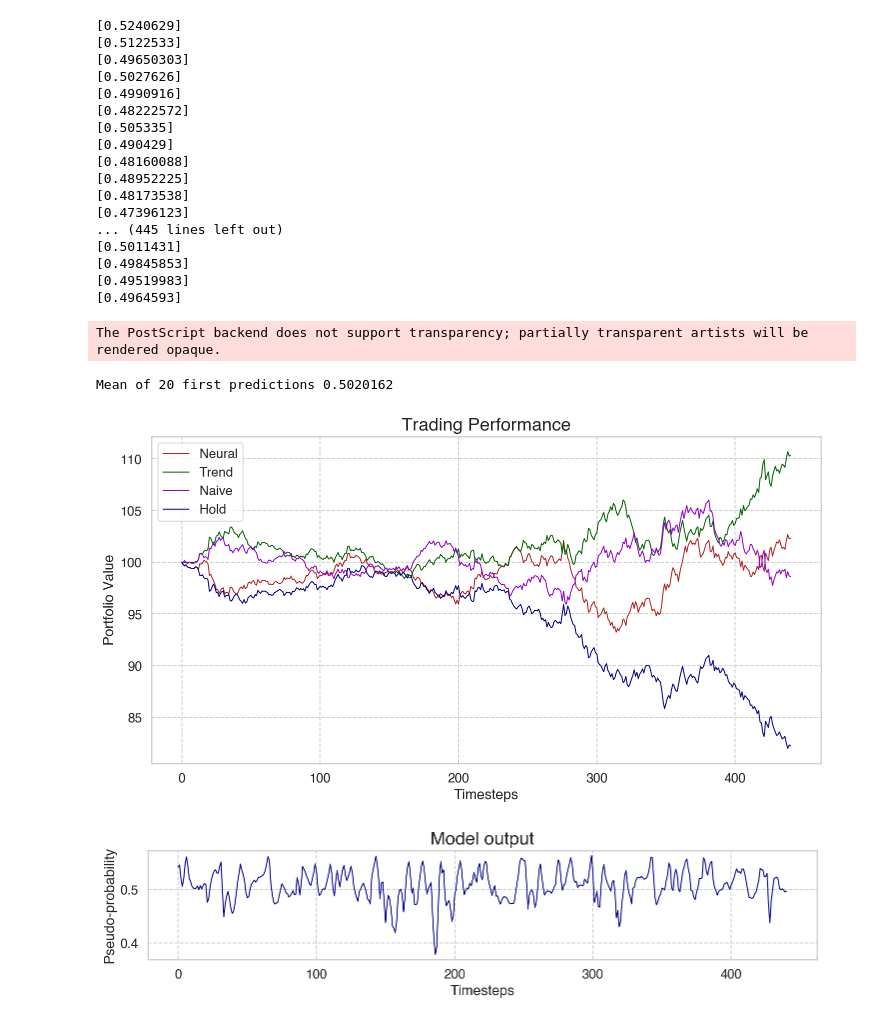
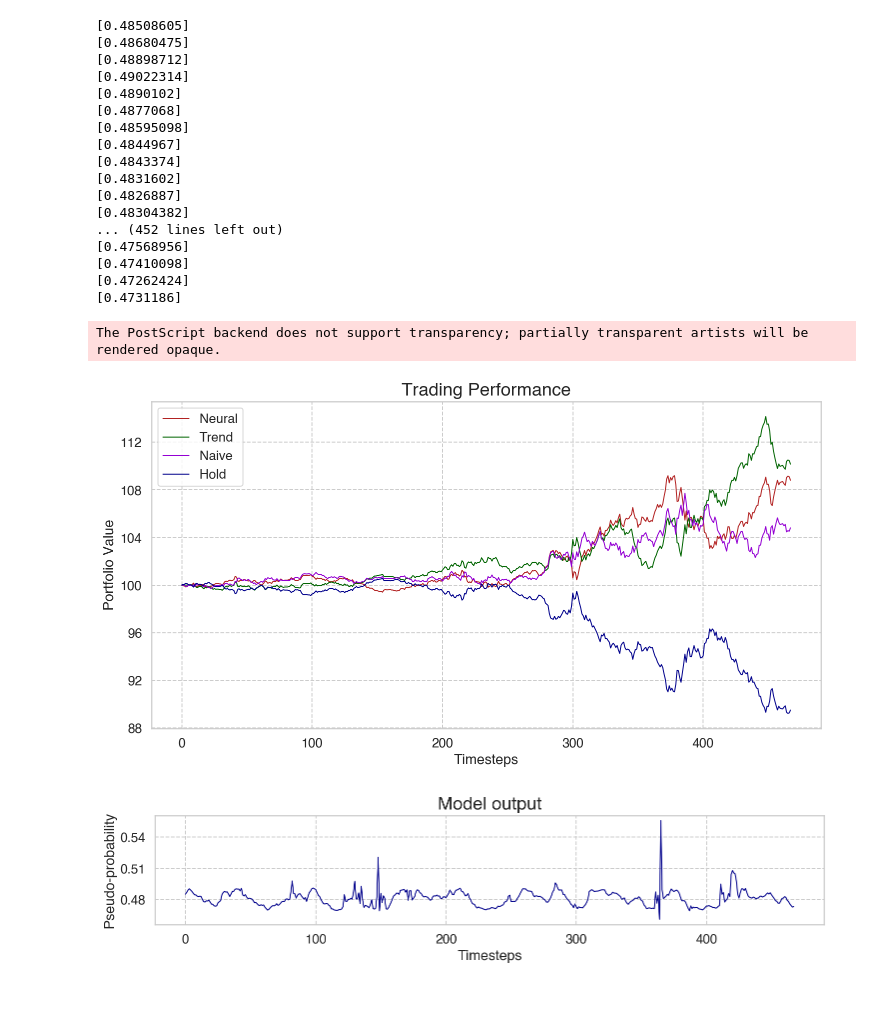
Before and after one commit to TimmieBengtsson/masters_project, a Jupyter notebook: model_evaluator.ipynb, the cells around one changed output. Drawn from its saved outputs; the diff is of its cells as text; code cells hidden in the pictures.

```diff
--- a/model_evaluator.ipynb
+++ b/model_evaluator.ipynb
@@ -46,11 +47,11 @@ tf.keras.utils.set_random_seed(2) # relu
 # %%
 # load back history data
 SEQ_LEN = 60  # how long of a preceeding sequence to collect for RNN
-ASSET_TO_PREDICT = 'ty1'                  #--- VAR CHANGE
+ASSET_TO_PREDICT = 'oe1'                  #--- VAR CHANGE
 with open('models/last_run_model_name.txt') as f:
     last_model_name = f.readline()
     print(last_model_name)
-model_name = last_model_name        #--- VAR CHANGE
+model_name = last_model_name                 #--- VAR CHANGE
 model_load = keras.models.load_model(f'models/{model_name}.hdf5')
 history_load = np.load(f'history/{model_name}.npy',allow_pickle='TRUE').item()
 # %% [output]
@@ -75,9 +76,9 @@ The PostScript backend does not support transparency; partially transparent arti
 credit_df = pd.DataFrame() # begin empty
 rx1, ty1, ik1, oe1, du1 = data_reader.credit()
 # credit_df['rx1'] = rx1['RX1 Comdty']             # --VAR CHANGE
-credit_df['ty1'] = ty1['TY1 Comdty']
+# credit_df['ty1'] = ty1['TY1 Comdty']
 # credit_df['ik1'] = ik1['IK1 Comdty']
-# credit_df['oe1'] = oe1['OE1 Comdty']
+credit_df['oe1'] = oe1['OE1 Comdty']
 # credit_df['du1'] = du1['DU1 Comdty']
 
 # CRYPTO DATA
@@ -91,64 +92,65 @@ val_df = data_manipulator.splitter(dataset_df, cutoff=0.10)[1]
 
 df_rp = utils.getReturnAndPred_sigmoidModel(val_df, SEQ_LEN+1, ASSET_TO_PREDICT, model_load)
 # %% [output]
-[0.5240629]
-[0.5122533]
-[0.49650303]
-[0.5027626]
-[0.4990916]
-[0.48222572]
-[0.505335]
-[0.490429]
-[0.48160088]
-[0.48952225]
-[0.48173538]
-[0.47396123]
-... (445 lines left out)
-[0.5011431]
-[0.49845853]
-[0.49519983]
-[0.4964593]
+[0.48508605]
+[0.48680475]
+[0.48898712]
+[0.49022314]
+[0.4890102]
+[0.4877068]
+[0.48595098]
+[0.4844967]
+[0.4843374]
+[0.4831602]
+[0.4826887]
+[0.48304382]
+... (452 lines left out)
+[0.47568956]
+[0.47410098]
+[0.47262424]
+[0.4731186]
 # %%
-n = 20                       #--- VAR CHANGE
-first_n_predictions = df_rp.loc[0:n, 'probability_up']
-mean = np.mean(first_n_predictions)
-print(f'Mean of {n} first predictions', mean)
+# n = 0                       #--- VAR CHANGE
+# first_n_predictions = df_rp.loc[0:n, 'probability_up']
+# mean = np.mean(first_n_predictions)
+# print(f'Mean of {n} first predictions', mean)
 
-treshhold = mean # 0 = always short, 1 = always long. mean ~ 50/50 short/long
-copy_df = df_rp[n:].reset_index(drop=True)
+treshhold = 0.5                 # 0 = always short, 1 = always long. mean ~ 50/50 short/long
+copy_df = df_rp[0:].reset_index(drop=True)          #if treshhold calculated above, 0 must change to n here!
 
 # Portfolio values
 portfolio_value_neural = finance_calculator.portfolio_value_neural(copy_df, treshhold)
 nbr_previous_days = 10
 portfolio_value_trend = finance_calculator.portfolio_value_trend(copy_df, nbr_previous_days)
 portfolio_value_naive = finance_calculator.portfolio_value_naive(copy_df)
 portfolio_value_hold = finance_calculator.portfolio_value_hold(copy_df)
 
 # Plots
 fig1, axs1 = plt.subplots(1,1, figsize=(12,6))
 plt.tick_params(axis='both', which='major', labelsize=13)
 fig1 = plt.plot(portfolio_value_neural, color='firebrick', linestyle='-', linewidth='1')
 fig1 = plt.plot(portfolio_value_trend, color='darkgreen', linestyle='-', linewidth='1')
 fig1 = plt.plot(portfolio_value_naive, color='darkviolet', linestyle='-', linewidth='1')
 fig1 = plt.plot(portfolio_value_hold, color='darkblue', linestyle='-', linewidth='1')
+axs1.yaxis.set_major_locator(MaxNLocator(7))
 axs1 = plt.title('Trading Performance', size=18)
 axs1 = plt.ylabel('Portfolio Value', size=14)
 axs1 = plt.xlabel('Timesteps', size=14)
 axs1 = plt.legend(['Neural', 'Trend', 'Naive', 'Hold'], loc='upper left')
 save_loc = f'plots/{last_model_name}_trading_performance.eps'
 plt.savefig(save_loc, dpi=1200, bbox_inches = "tight")
 
 # Model output
 fig2, axs2 = plt.subplots(1,1, figsize=(12,2))
 plt.tick_params(axis='both', which='major', labelsize=13)
+axs2.yaxis.set_major_locator(MaxNLocator(4))
 fig2 = plt.plot(copy_df['probability_up'], color='darkblue', linewidth='1')
 axs2 = plt.title('Model output', size=18)
 axs2 = plt.ylabel('Pseudo-probability', size=14)
 axs2 = plt.xlabel('Timesteps', size=14)
 save_loc = f'plots/{last_model_name}_model_output.eps'
 plt.savefig(save_loc, dpi=1200, bbox_inches = "tight")
 # %% [output]
 The PostScript backend does not support transparency; partially transparent artists will be rendered opaque.
-Mean of 20 first predictions 0.5020162
-[figure, old version]
+[figure, new version]
-[figure, old version]
+[figure, new version]
```
Also changed, not shown: parts of 7 cells of this notebook, 19 other files.
